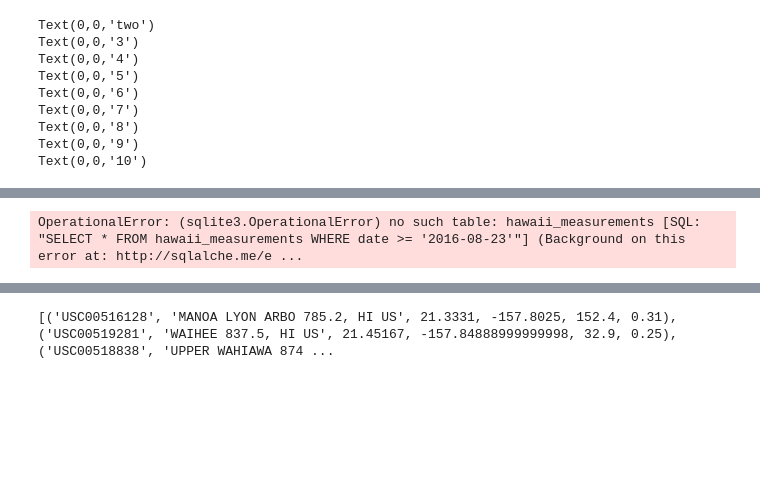
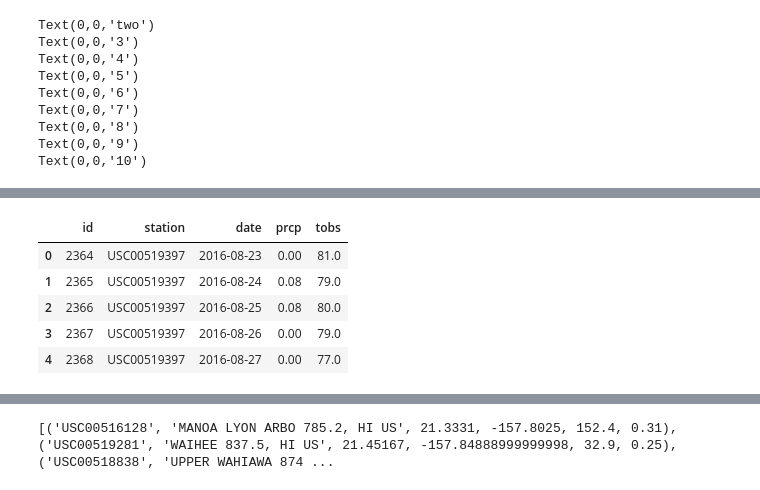
Before and after one commit to parzival611/HawaiiWeather, a Jupyter notebook: climate_starter.ipynb, the cells around one changed output, grey strips where cells are left out. Saved outputs shown, nothing was run; the diff lists cells and outputs as text; code cells hidden in the pictures; blank space fills up the shorter version.

```diff
--- a/climate_starter.ipynb
+++ b/climate_starter.ipynb
@@ -103,8 +126,12 @@ NameError: name 'measurements_df' is not defined
 # %%
 # Choose the station with the highest number of temperature observations.
 # Query the last 12 months of temperature observation data for this station and plot the results as a histogram
-
-last12months_df = pd.read_sql("SELECT * FROM hawaii_measurements WHERE date >= '2016-08-23'", con=conn)
+last12months_df = pd.read_sql("SELECT * FROM measurement WHERE date >= '2016-08-23'", con=conn)
 last12months_df.head()
 # %% [output]
-OperationalError: (sqlite3.OperationalError) no such table: hawaii_measurements [SQL: "SELECT * FROM hawaii_measurements WHERE date >= '2016-08-23'"] (Background on this error at: http://sqlalche.me/e ...
+|  | id | station | date | prcp | tobs |
+| 0 | 2364 | USC00519397 | 2016-08-23 | 0.00 | 81.0 |
+| 1 | 2365 | USC00519397 | 2016-08-24 | 0.08 | 79.0 |
+| 2 | 2366 | USC00519397 | 2016-08-25 | 0.08 | 80.0 |
+| 3 | 2367 | USC00519397 | 2016-08-26 | 0.00 | 79.0 |
+| 4 | 2368 | USC00519397 | 2016-08-27 | 0.00 | 77.0 |
```
Also changed, not shown: parts of 9 cells of this notebook.
